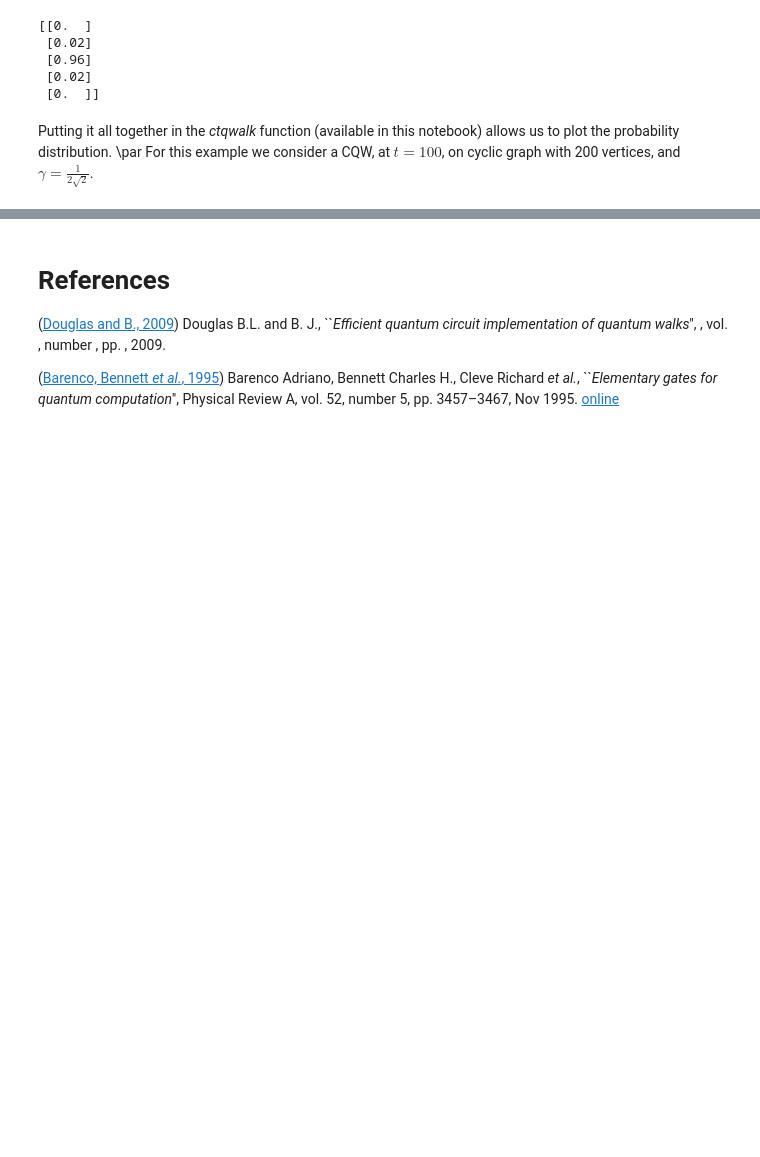
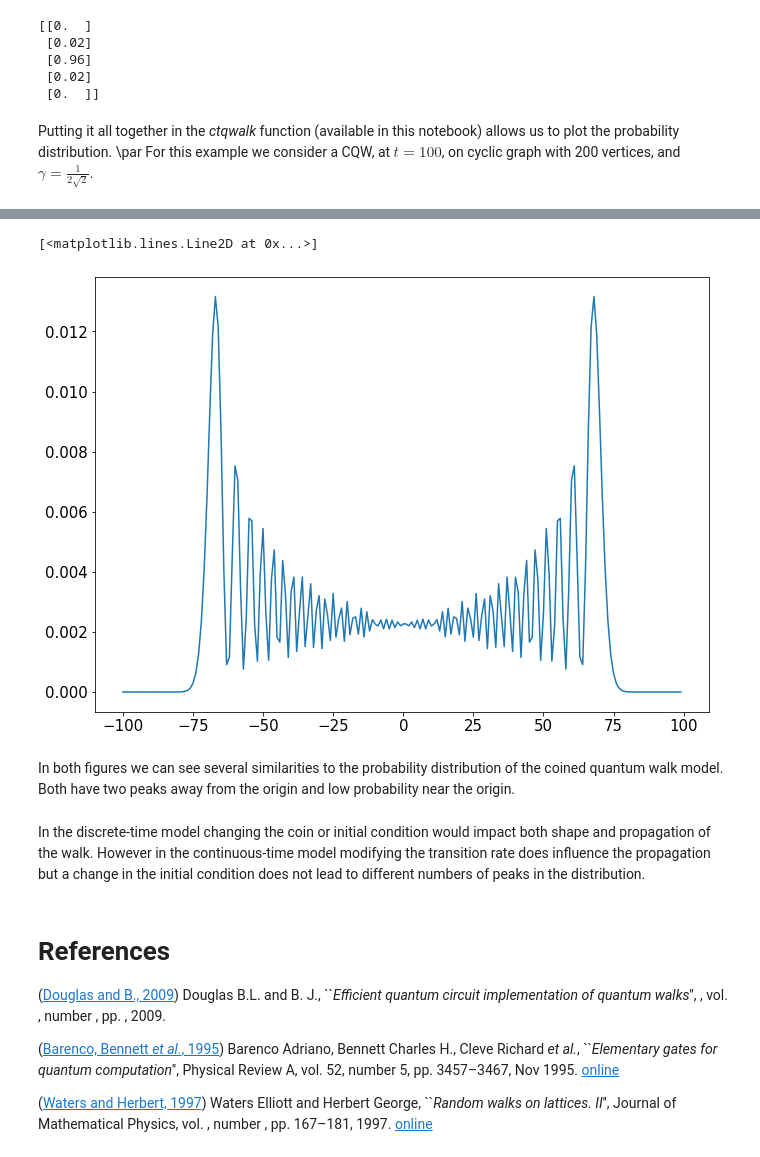
Before and after one commit to JaimePSantos/Dissertation-Tex-Code, a Jupyter notebook: Presentation/pres.ipynb, the cells around one changed output, grey strips where cells are left out. Drawn from its saved outputs; the diff is of its cells as text; code cells hidden in the pictures; blank space fills up the shorter version.

```diff
--- a/Presentation/pres.ipynb
+++ b/Presentation/pres.ipynb
@@ -962,6 +950,26 @@ The choice of initial condition also has an effect in the
+# %%
+N = 200
+t=100
+cCycle = [0,1] + [0 for x in range(N-3)] + [1]
+denom = 2
+gamma = 1/(denom*np.sqrt(2))
+A = circulantAdjacency(N,cCycle)
+initCond = [int(N/2),int(N/2)+1]
+initState = initStateCont(N,initCond)
+qw = ctqwalk(N,A,t,gamma,initState)
+plot(arange(-N/2,N/2),qw)
+# %% [output]
+[<matplotlib.lines.Line2D at 0x...>]
+[figure, added]
+# %% [markdown]
+In both figures we can see several similarities to the probability distribution of the coined quantum walk model. Both have two peaks away from the origin and low probability near the origin.
+# %% [markdown]
+In the discrete-time model changing the coin or initial condition would impact both shape and propagation of the walk. However in the continuous-time model modifying the transition rate does influence the propagation but a change in the initial condition does not lead to different numbers of peaks in the distribution.
 # %% [markdown]
 # References
 
 (<a id="cit-douglaswang07" href="#call-douglaswang07">Douglas and B., 2009</a>) Douglas B.L. and B. J., ``_Efficient quantum circuit implementation of quantum walks_'', , vol. , number , pp. ,  2009.
 
 (<a id="cit-barenco95" href="#call-barenco95">Barenco, Bennett <em>et al.</em>, 1995</a>) Barenco Adriano, Bennett Charles H., Cleve Richard <em>et al.</em>, ``_Elementary gates for quantum computation_'', Physical Review A, vol. 52, number 5, pp. 3457–3467, Nov 1995.  [online](http://dx.doi.org/10.1103/PhysRevA.52.3457)
+
+(<a id="cit-montrollweiss1965" href="#call-montrollweiss1965">Waters and Herbert, 1997</a>) Waters Elliott and Herbert George, ``_Random walks on lattices. II_'', Journal of Mathematical Physics, vol. , number , pp. 167–181,  1997.  [online]()
```
Also changed, not shown: parts of 16 cells of this notebook.
